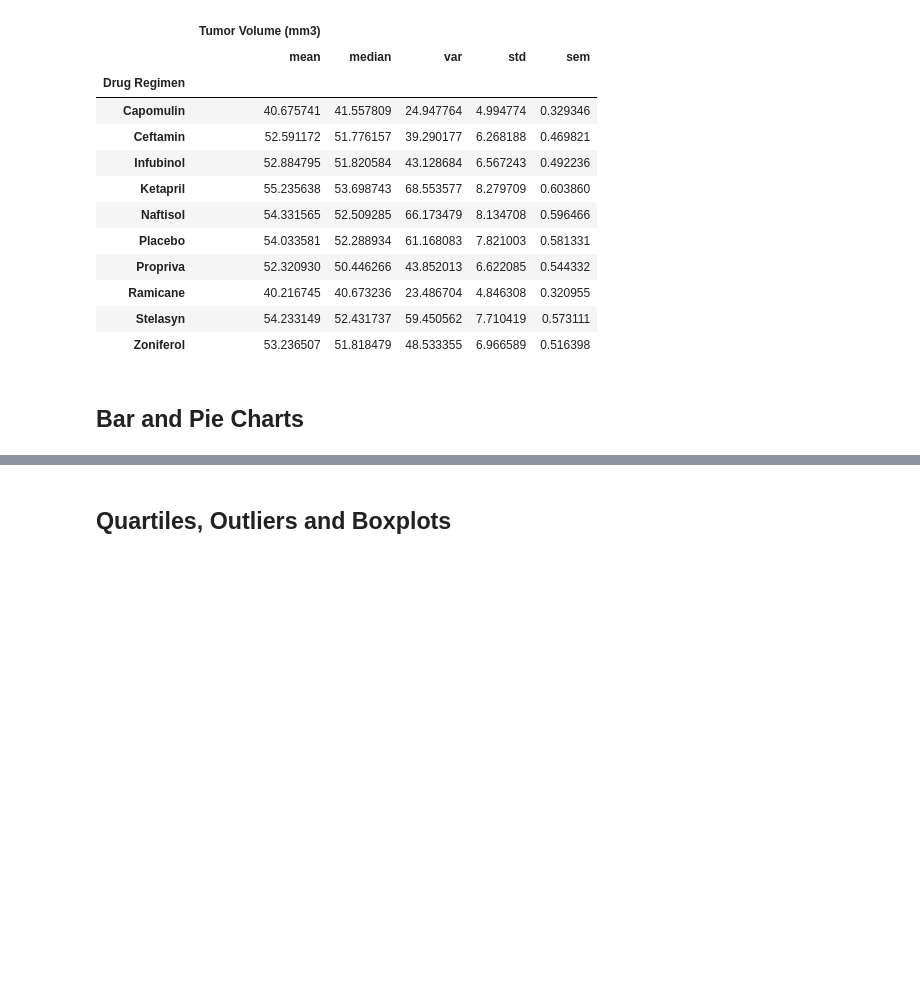
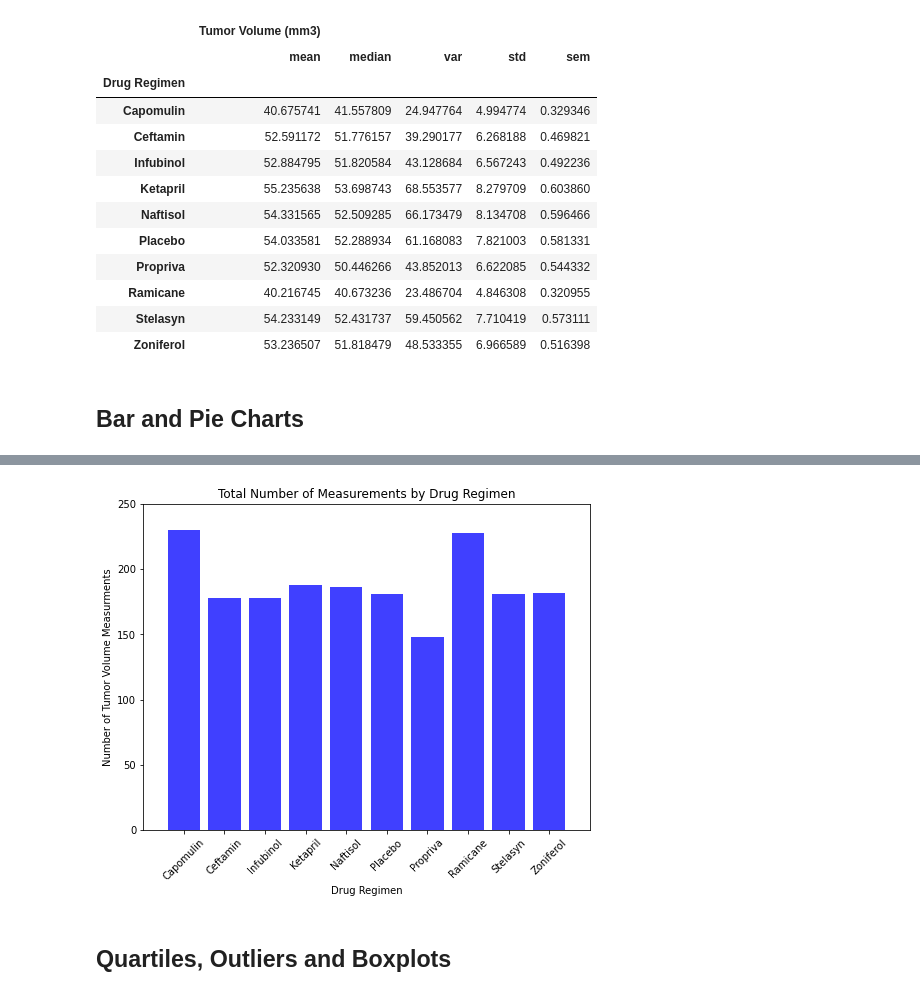
Before and after one commit to Seltsam1/matplotlib-pharmaceutical-analysis, a Jupyter notebook: pharmaceutical-analysis.ipynb, the cells around one changed output, grey strips where cells are left out. Drawn from its saved outputs; the diff is of its cells as text; code cells hidden in the pictures; blank space fills up the shorter version.

Commit message:
Updated pharmaceutical-analysis.ipynb
Added bar chart

```diff
--- a/pharmaceutical-analysis.ipynb
+++ b/pharmaceutical-analysis.ipynb
@@ -193,0 +198,38 @@ mouse_study_small.groupby("Drug Regimen").agg([
+# %%
+# Generate a bar plot showing the total number of measurements taken on each drug regimen using pyplot.
+
+
+# Bar plot - pyplot method
+
+
+# Set y-axis to count of measurements by treatment group
+y_axis = treatment_groups["Tumor Volume (mm3)"].count()
+
+# Set x-axis to array based on number of unique values in Drug Regimen column
+x_axis = np.arange(mouse_study_clean["Drug Regimen"].nunique())
+
+# Set labels equal to unique values in Drug Regimen
+
+labels = y_axis.keys()
+
+# tick locations (convert array to list using list comprehension)
+tick_locations = [value for value in x_axis]
+
+# Chart bar plot
+plt.figure(figsize=(8,6))
+plt.bar(x_axis, y_axis, color="blue", alpha=0.75, align="center")
+plt.xticks(tick_locations, labels, rotation=45)
+
+# Set x and y limits
+plt.xlim(-1, len(x_axis))
+plt.ylim(0, max(y_axis) + 20)
+
+# Set labels
+plt.title("Total Number of Measurements by Drug Regimen")
+plt.xlabel("Drug Regimen")
+plt.ylabel("Number of Tumor Volume Measurments")
+
+# show plot
+plt.show()
+# %% [output]
+[figure, added]
```
Also changed, not shown: parts of 6 cells of this notebook.
